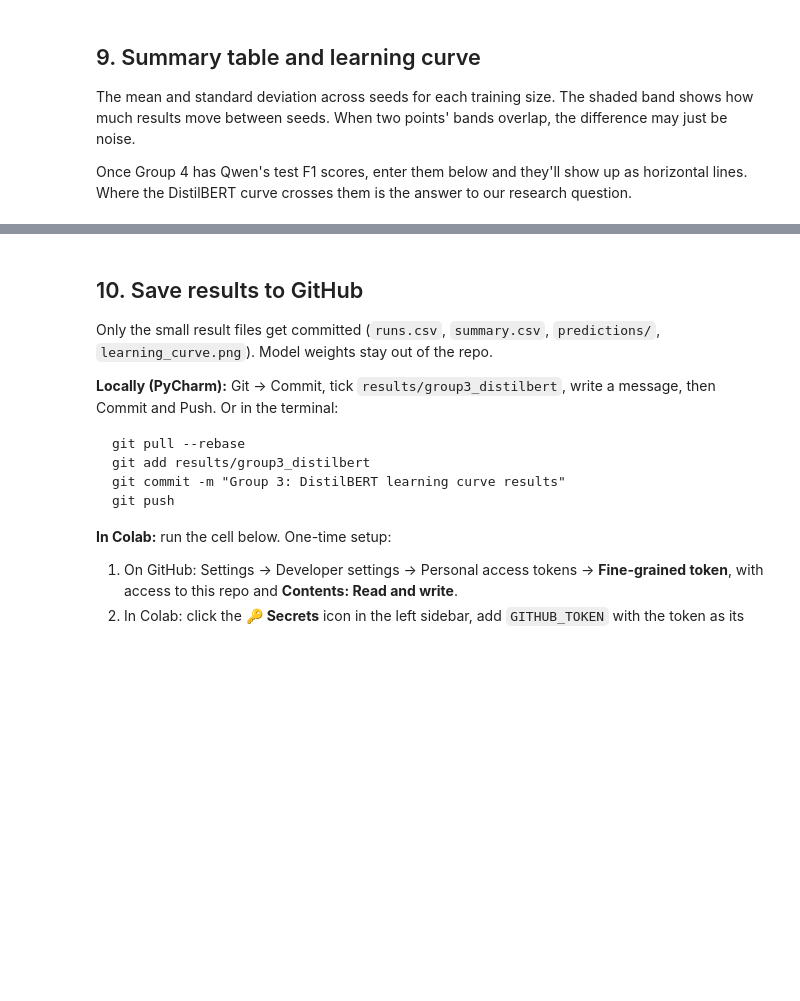
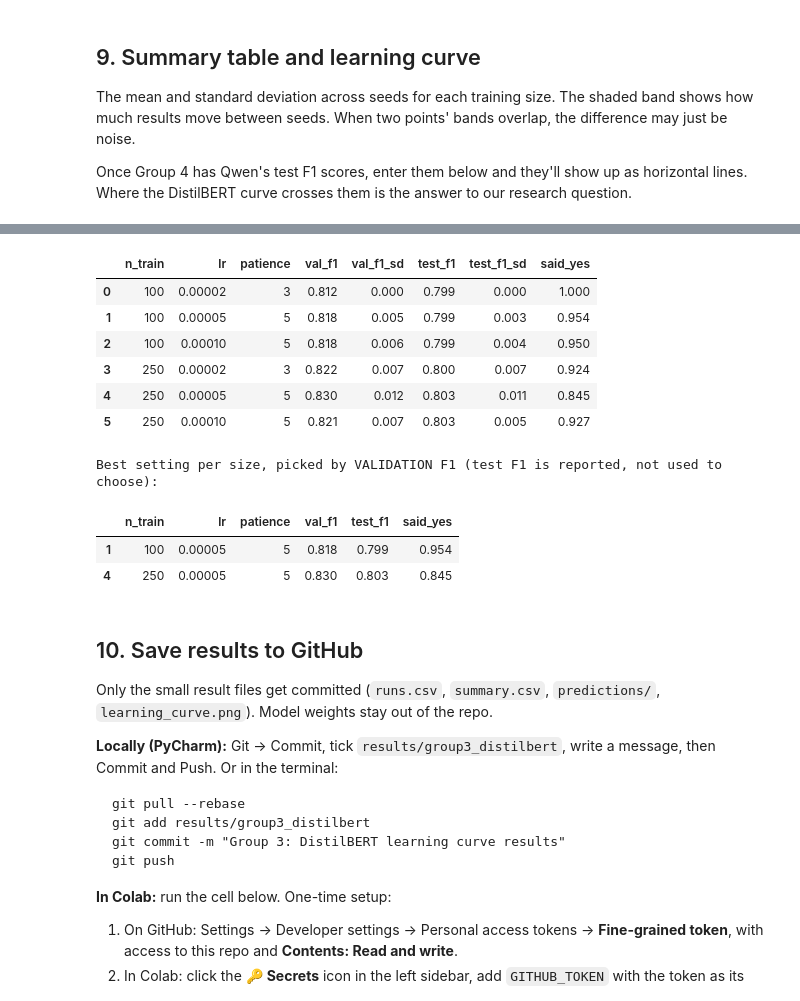
Before and after one commit to freemanchamjames/nlp_paraphrase_detection, a Jupyter notebook: notebooks/04_group3_distilbert.ipynb, the cells around one changed output, grey strips where cells are left out. Saved outputs shown, nothing was run; the diff lists cells and outputs as text; code cells hidden in the pictures; blank space fills up the shorter version.

Commit message:
Group 3: small-size LR tuning (100/250 pairs)

```diff
--- a/notebooks/04_group3_distilbert.ipynb
+++ b/notebooks/04_group3_distilbert.ipynb
@@ -356,3 +519,39 @@ plt.show()
+# %%
+# ===== 12. Compare default vs tuned settings for the small sizes =====
+def share_yes(n, seed, lr, split="test"):
+    """How often the model said 'paraphrase' (1.0 = it always said yes)."""
+    folder = (PROJECT_ROOT / "results" / "group3_distilbert" / "predictions" if lr == 2e-5
+              else TUNE_DIR / f"predictions_lr{lr:g}")
+    return pd.read_csv(folder / f"{split}_n{n}_seed{seed}.csv")["pred"].mean()
+
+base = pd.read_csv(RUNS_CSV)
+base = base[base.n_train.isin(TUNE_SIZES)].assign(patience=3)
+both = pd.concat([base, pd.read_csv(TUNE_CSV)], ignore_index=True)
+both["test_said_yes"] = [share_yes(r.n_train, r.seed, r.lr) for r in both.itertuples()]
+
+table = (both.groupby(["n_train", "lr", "patience"])
+             .agg(val_f1=("val_f1", "mean"), val_f1_sd=("val_f1", "std"),
+                  test_f1=("test_f1", "mean"), test_f1_sd=("test_f1", "std"),
+                  said_yes=("test_said_yes", "mean"))
+             .round(3).reset_index())
+table.to_csv(TUNE_DIR / "tuning_summary.csv", index=False)
+display(table)
+
+best = table.loc[table.groupby("n_train")["val_f1"].idxmax()]
+print("Best setting per size, picked by VALIDATION F1 (test F1 is reported, not used to choose):")
+display(best[["n_train", "lr", "patience", "val_f1", "test_f1", "said_yes"]])
+# %% [output]
+|  | n_train | lr | patience | val_f1 | val_f1_sd | test_f1 | test_f1_sd | said_yes |
+| 0 | 100 | 0.00002 | 3 | 0.812 | 0.000 | 0.799 | 0.000 | 1.000 |
+| 1 | 100 | 0.00005 | 5 | 0.818 | 0.005 | 0.799 | 0.003 | 0.954 |
+| 2 | 100 | 0.00010 | 5 | 0.818 | 0.006 | 0.799 | 0.004 | 0.950 |
+| 3 | 250 | 0.00002 | 3 | 0.822 | 0.007 | 0.800 | 0.007 | 0.924 |
+| 4 | 250 | 0.00005 | 5 | 0.830 | 0.012 | 0.803 | 0.011 | 0.845 |
+| 5 | 250 | 0.00010 | 5 | 0.821 | 0.007 | 0.803 | 0.005 | 0.927 |
+Best setting per size, picked by VALIDATION F1 (test F1 is reported, not used to choose):
+|  | n_train | lr | patience | val_f1 | test_f1 | said_yes |
+| 1 | 100 | 0.00005 | 5 | 0.818 | 0.799 | 0.954 |
+| 4 | 250 | 0.00005 | 5 | 0.830 | 0.803 | 0.845 |
 # %% [markdown]
 ## 10. Save results to GitHub
 
```
Also changed, not shown: parts of 9 cells of this notebook, 27 other files.
